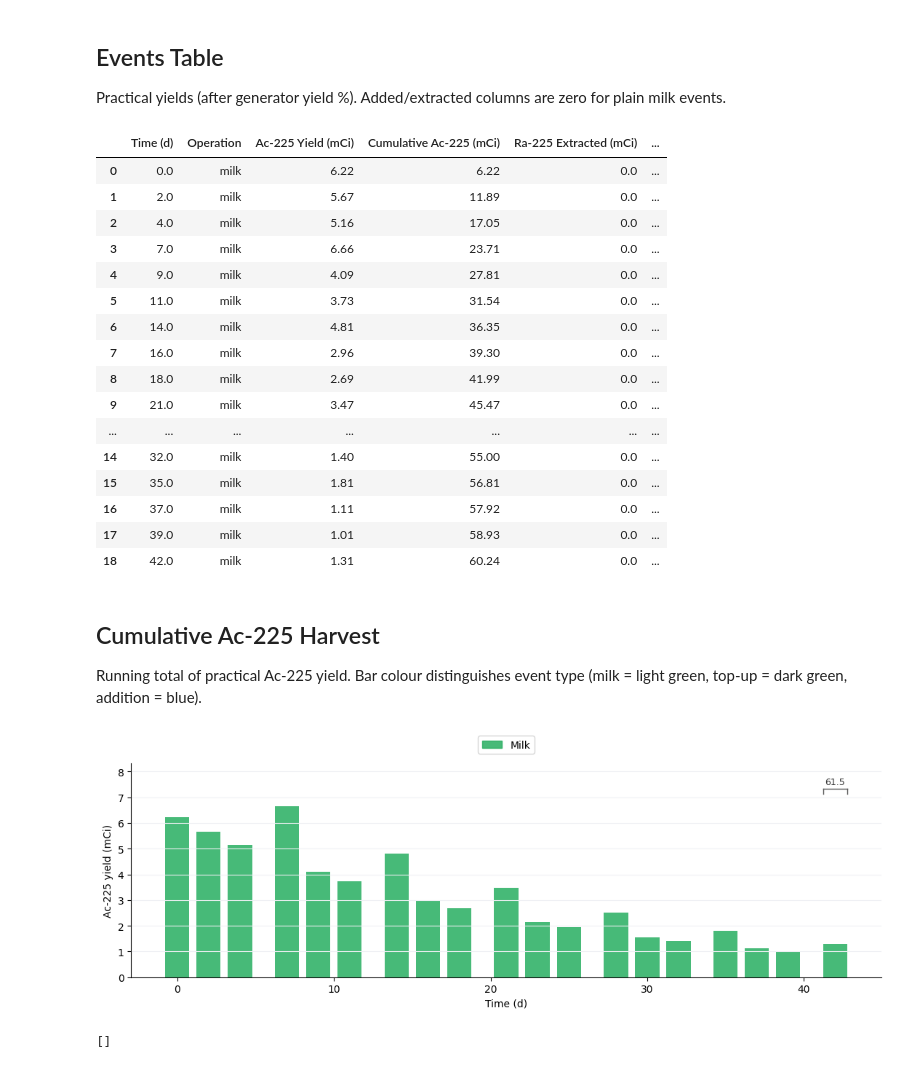
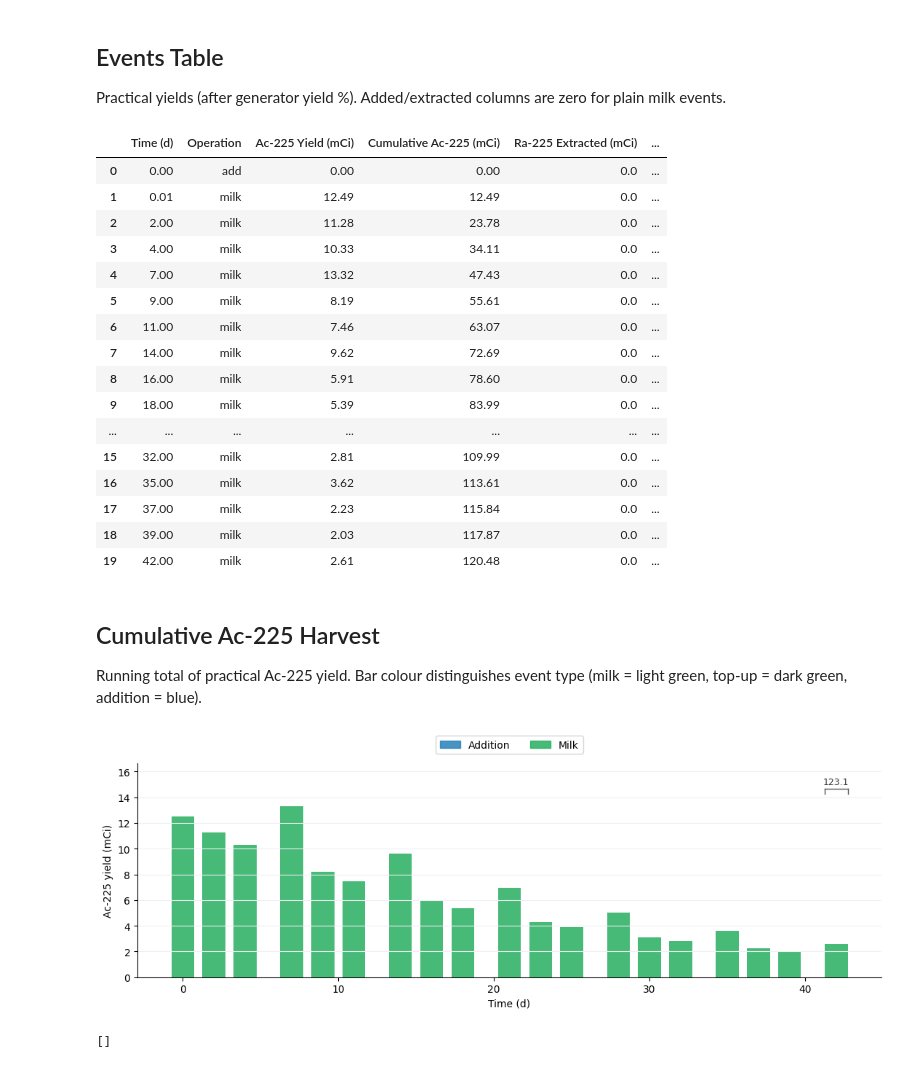
Before and after one commit to ArtemChemist/generator_calc, a Jupyter notebook: generator_notebook.ipynb, the cells around one changed output. Drawn from its saved outputs; the diff is of its cells as text; code cells hidden in the pictures.

Commit message:
Split operations into elementary, still buggy

```diff
--- a/generator_notebook.ipynb
+++ b/generator_notebook.ipynb
@@ -67,10 +67,8 @@ def simulate_chain_scheduled(
 
     schedule : [(time_s, op), ...]
         op = 'milk'     — zero out the last species
-        op = 'topup'    — zero out last species, extract fraction of first,
-                          add atoms to first and last species
-        op = 'addition' — zero out last species, add atoms to first and last species
-                          (no extraction)
+        op = 'take_out_fraction'    — extract fraction of generator,
+        op = 'add' — add atoms to generator
 
     All events target species[0] (parent) and species[-1] (daughter).
     Intermediates are never touched by events.
@@ -114,27 +112,32 @@ def simulate_chain_scheduled(
         if is_event:
             N_end = N_at_t[-1].copy()
             op    = op_by_time[float(t_end)]
+            N_next = N_end.copy()
 
-            ra225_extracted = float(N_end[0] * TOPUP_EXTRACT_FRACTION) if op == 'topup' else 0.0
-
-            N_next = N_end.copy()
-            ac225_harvested = float(N_next[-1])                      # record after additions, before milk
-            N_next[-1] = 0.0                                         # 4. milk
-
-            if op == 'topup':
+            if op == 'take_out_fraction':
                 N_next*= (1.0 - TOPUP_EXTRACT_FRACTION)        # 1. extract Ra-225
                 N_next[0] += topup_ra225_add_atoms                   # 2. add Ra-225
                 N_next[-1] += topup_ac225_add_atoms                  # 3. add Ac-225
                 ra225_added = topup_ra225_add_atoms
                 ac225_added = topup_ac225_add_atoms
-            elif op == 'addition':
+                ra225_extracted = float(N_end[0] * TOPUP_EXTRACT_FRACTION)
+                ac225_harvested = 0
+            elif op == 'add':
                 N_next[0] += addition_ra225_add_atoms                # 1. add Ra-225
                 N_next[-1] += addition_ac225_add_atoms               # 2. add Ac-225
                 ra225_added = addition_ra225_add_atoms
                 ac225_added = addition_ac225_add_atoms
-            else:
+                ra225_extracted = 0
+                ac225_harvested = 0
+
+            elif op == 'milk':
+                ac225_harvested = float(N_next[-1])                      # record after additions, before milk
+                N_next[-1] = 0.0                                         # 4. milk
                 ra225_added = 0.0
                 ac225_added = 0.0
+                ra225_extracted = 0
+            else:
+                print('Wrong operation type')
 
 
             events.append({
@@ -199,7 +202,8 @@ INITIAL_DAUGHTER_ACTIVITY = 6.22      # initial daughter (Ac-225) activity, in U
 # DURATION_DAYS = 144.0
 
 SCHEDULE = [
-    (0,  'milk'),
+    (0,  'add'),
+    (0.01,  'milk'),
     (2,  'milk'),
     (4,  'milk'),
     (7,  'milk'),
@@ -396,28 +400,28 @@ for e in events:
 pd.DataFrame(rows)
 # %% [output]
 |  | Time (d) | Operation | Ac-225 Yield (mCi) | Cumulative Ac-225 (mCi) | Ra-225 Extracted (mCi) | ... |
-| 0 | 0.0 | milk | 6.22 | 6.22 | 0.0 | ... |
-| 1 | 2.0 | milk | 5.67 | 11.89 | 0.0 | ... |
-| 2 | 4.0 | milk | 5.16 | 17.05 | 0.0 | ... |
-| 3 | 7.0 | milk | 6.66 | 23.71 | 0.0 | ... |
-| 4 | 9.0 | milk | 4.09 | 27.81 | 0.0 | ... |
-| 5 | 11.0 | milk | 3.73 | 31.54 | 0.0 | ... |
-| 6 | 14.0 | milk | 4.81 | 36.35 | 0.0 | ... |
-| 7 | 16.0 | milk | 2.96 | 39.30 | 0.0 | ... |
-| 8 | 18.0 | milk | 2.69 | 41.99 | 0.0 | ... |
-| 9 | 21.0 | milk | 3.47 | 45.47 | 0.0 | ... |
+| 0 | 0.00 | add | 0.00 | 0.00 | 0.0 | ... |
+| 1 | 0.01 | milk | 12.49 | 12.49 | 0.0 | ... |
+| 2 | 2.00 | milk | 11.28 | 23.78 | 0.0 | ... |
+| 3 | 4.00 | milk | 10.33 | 34.11 | 0.0 | ... |
+| 4 | 7.00 | milk | 13.32 | 47.43 | 0.0 | ... |
+| 5 | 9.00 | milk | 8.19 | 55.61 | 0.0 | ... |
+| 6 | 11.00 | milk | 7.46 | 63.07 | 0.0 | ... |
+| 7 | 14.00 | milk | 9.62 | 72.69 | 0.0 | ... |
+| 8 | 16.00 | milk | 5.91 | 78.60 | 0.0 | ... |
+| 9 | 18.00 | milk | 5.39 | 83.99 | 0.0 | ... |
 | ... | ... | ... | ... | ... | ... | ... |
-| 14 | 32.0 | milk | 1.40 | 55.00 | 0.0 | ... |
-| 15 | 35.0 | milk | 1.81 | 56.81 | 0.0 | ... |
-| 16 | 37.0 | milk | 1.11 | 57.92 | 0.0 | ... |
-| 17 | 39.0 | milk | 1.01 | 58.93 | 0.0 | ... |
-| 18 | 42.0 | milk | 1.31 | 60.24 | 0.0 | ... |
+| 15 | 32.00 | milk | 2.81 | 109.99 | 0.0 | ... |
+| 16 | 35.00 | milk | 3.62 | 113.61 | 0.0 | ... |
+| 17 | 37.00 | milk | 2.23 | 115.84 | 0.0 | ... |
+| 18 | 39.00 | milk | 2.03 | 117.87 | 0.0 | ... |
+| 19 | 42.00 | milk | 2.61 | 120.48 | 0.0 | ... |
 # %% [markdown]
 ## Cumulative Ac-225 Harvest
 
 Running total of practical Ac-225 yield. Bar colour distinguishes event type (milk = light green, top-up = dark green, addition = blue).
 # %%
-_BAR_COLORS = {'milk': '#27ae60', 'topup': '#1a6b3a', 'addition': '#2980b9'}
+_BAR_COLORS = {'milk': '#27ae60', 'take_out_fraction': '#1a6b3a', 'add': '#2980b9'}
 
 times_plot_e = [e['time_s'] / 3600 / h_per_unit for e in events]
 bar_colors   = [_BAR_COLORS[e['op']] for e in events]
@@ -460,35 +464,35 @@ if periods:
     y_max     = max(yiled_by_events)
     bracket_y = y_max * 1.10
     tick_h    = y_max * 0.03
     ax.set_ylim(top=y_max * 1.25)
 
     for period in periods:
         total = sum(yiled_by_events[i] for i in period)
         if total == 0:
             continue
         x0 = times_plot_e[period[0]]  - bar_width / 2
         x1 = times_plot_e[period[-1]] + bar_width / 2
         xm = (x0 + x1) / 2
         ax.plot([x0, x1], [bracket_y, bracket_y], color='#555', lw=1)
         ax.plot([x0, x0], [bracket_y - tick_h, bracket_y], color='#555', lw=1)
         ax.plot([x1, x1], [bracket_y - tick_h, bracket_y], color='#555', lw=1)
         ax.text(xm, bracket_y + tick_h * 0.5, f'{total:.1f}',
                 ha='center', va='bottom', fontsize=9, color='#333')
 
 # ── Legend ─────────────────────────────────────────────────────────────────
 seen_ops = dict.fromkeys(e['op'] for e in events)
-op_labels = {'milk': 'Milk', 'topup': 'Top-up', 'addition': 'Addition'}
+op_labels = {'milk': 'Milk', 'take_out_fraction': 'Take out fraction', 'add': 'Addition'}
 legend_handles = [plt.Rectangle((0, 0), 1, 1, color=_BAR_COLORS[op], alpha=0.85) for op in seen_ops]
 ax.legend(legend_handles, [op_labels[op] for op in seen_ops],
           loc='lower center', bbox_to_anchor=(0.5, 1.02),
           ncol=len(legend_handles),
           bbox_transform=ax.transAxes)
 
 fig.tight_layout()
 fig.subplots_adjust(top=0.88)
 plt.show()
 # %% [output]
-[figure, old version]
+[figure, new version]
 # %%
 boundary_idx
 # %% [output]
```
Also changed, not shown: parts of 3 cells of this notebook.
